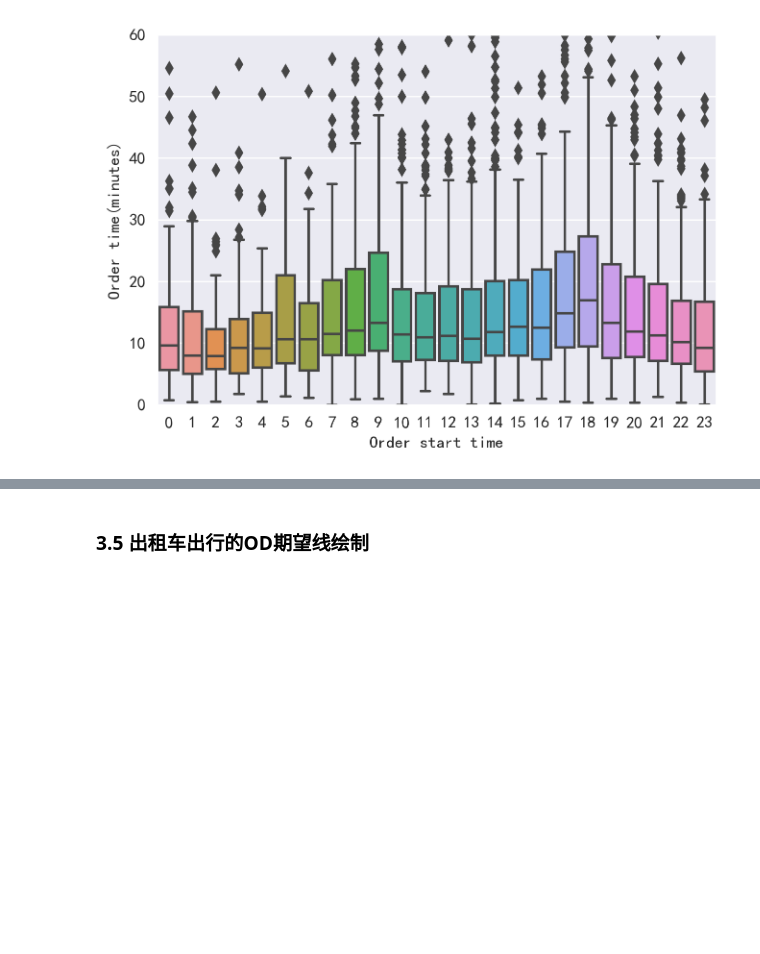
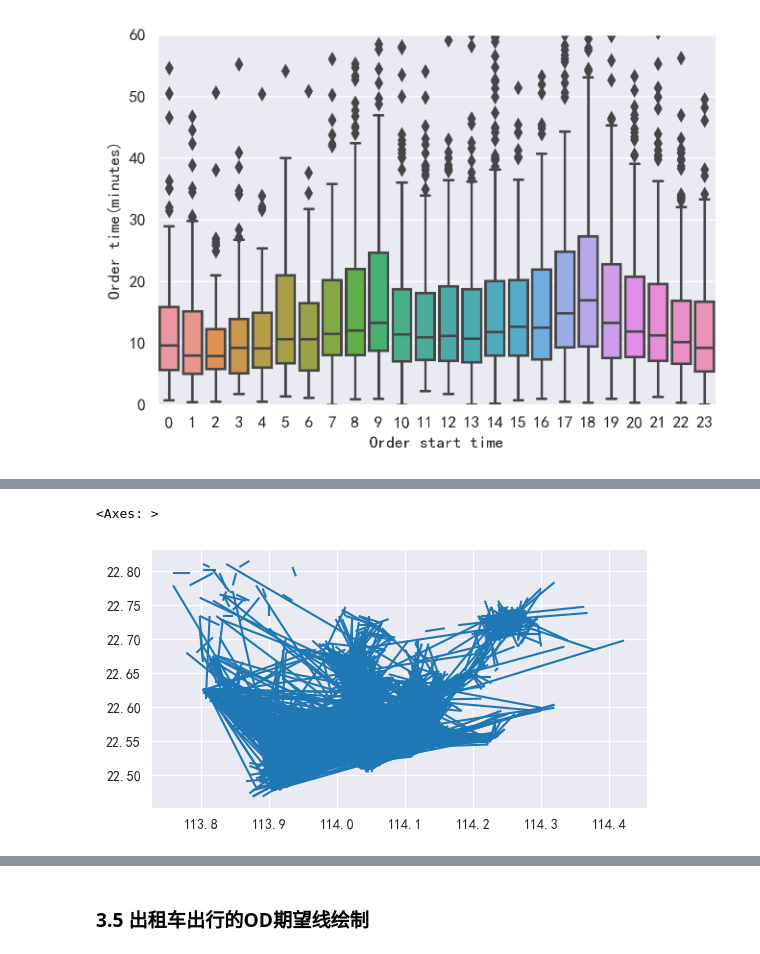
Before and after one commit to raingrain/evaluation-and-analysis-of-gps-data-for-taxi-in-shenzhen, a Jupyter notebook: src/main.ipynb, the cells around one changed output, grey strips where cells are left out. Drawn from its saved outputs; the diff is of its cells as text; code cells hidden in the pictures; blank space fills up the shorter version.

```diff
--- a/src/main.ipynb
+++ b/src/main.ipynb
@@ -871,0 +992,10 @@ plt.show()
+# %%
+# 遍历生成OD的LineString对象，并赋值给geometry列
+OD['geometry'] = OD.apply(lambda r:LineString([[r['SHBLON'],r['SHBLAT']],[r['EHBLON'],r['EHBLAT']]]),axis = 1)
+# 转换为GeoDataFrame
+OD = gpd.GeoDataFrame(OD)
+# 绘制看看是否能够识别图形信息
+OD.plot()
+# %% [output]
+<Axes: >
+[figure, added]
```
Also changed, not shown: parts of 12 cells of this notebook.
